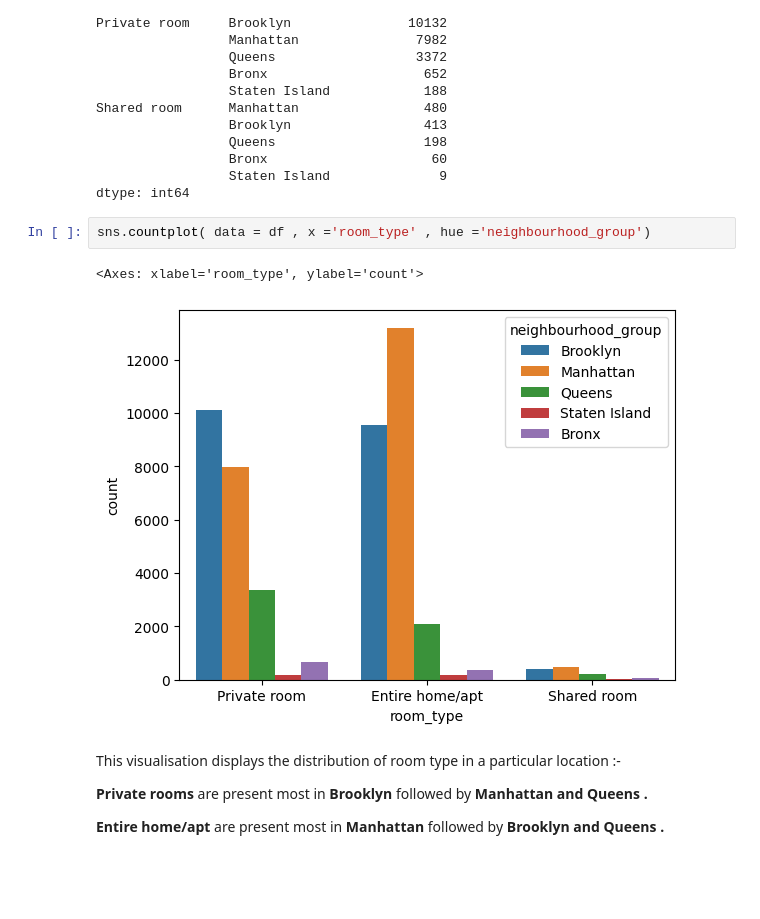
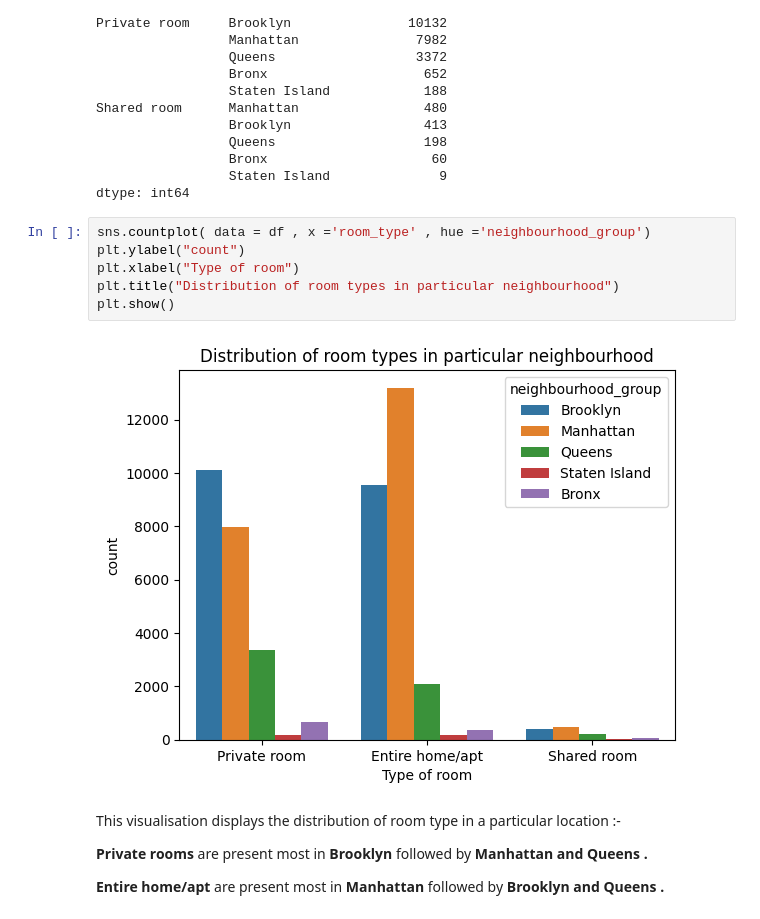
Before and after one commit to ShashankBDSC/air-bnb-EDA, a Jupyter notebook: EDA_Project.ipynb, the cells around one changed output. Drawn from its saved outputs; the diff is of its cells as text; blank space fills up the shorter version.

```diff
--- a/EDA_Project.ipynb
+++ b/EDA_Project.ipynb
@@ -241,9 +242,12 @@ Shared room      Manhattan                480
 dtype: int64
 # %%
 sns.countplot( data = df , x ='room_type' , hue ='neighbourhood_group')
+plt.ylabel("count")
+plt.xlabel("Type of room")
+plt.title("Distribution of room types in particular neighbourhood")
+plt.show()
 # %% [output]
-<Axes: xlabel='room_type', ylabel='count'>
-[figure, old version]
+[figure, new version]
 # %% [markdown]
 This visualisation displays the distribution of room type in a particular location :-
 
```
Also changed, not shown: parts of 8 cells of this notebook.
